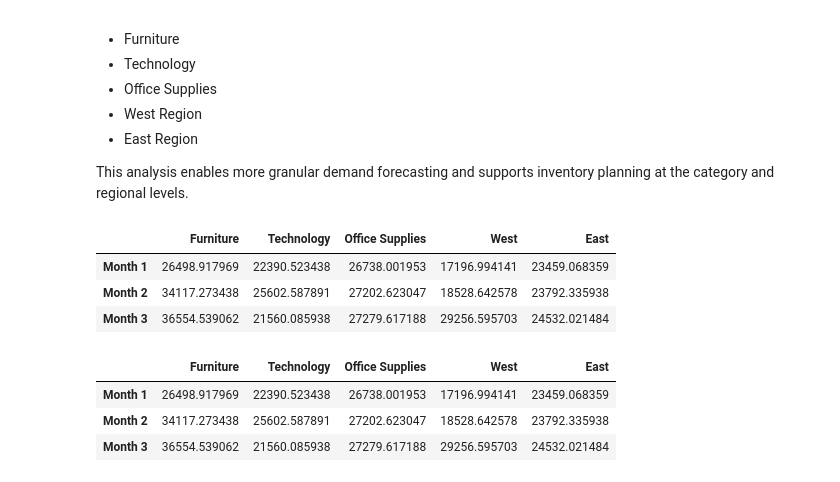
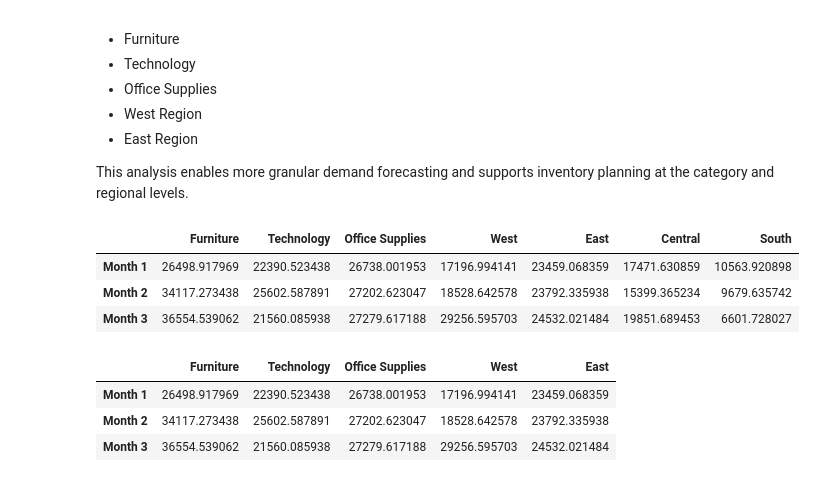
Before and after one commit to Divesh455/XYlofy_AI_Internship, a Jupyter notebook: SalesForecasting_DiveshMatkar/Notebooks/analysis.ipynb, the cells around one changed output. Saved outputs shown, nothing was run; the diff lists cells and outputs as text; code cells hidden in the pictures.

```diff
--- a/SalesForecasting_DiveshMatkar/Notebooks/analysis.ipynb
+++ b/SalesForecasting_DiveshMatkar/Notebooks/analysis.ipynb
@@ -1879,34 +1857,57 @@ forecast_east = xgboost_forecast(
     )
 
 )
+
+forecast_central = xgboost_forecast(
+
+    prepare_monthly_sales(
+
+        df[df["Region"]=="Central"]
+
+    )
+
+)
+forecast_south = xgboost_forecast(
+
+    prepare_monthly_sales(
+
+        df[df["Region"]=="South"]
+
+    )
+
+)
 # %%
-forecast_table = pd.DataFrame({
+forecast_table_all = pd.DataFrame({
 
     "Furniture":forecast_furniture,
 
     "Technology":forecast_technology,
 
     "Office Supplies":forecast_office,
 
     "West":forecast_west,
 
-    "East":forecast_east
+    "East":forecast_east,
+
+    "Central":forecast_central,
+
+    "South":forecast_south
 
 })
 
-forecast_table.index = [
+forecast_table_all.index = [
 
     "Month 1",
 
     "Month 2",
 
     "Month 3"
 
 ]
 
-forecast_table
+forecast_table_all
 # %% [output]
-|  | Furniture | Technology | Office Supplies | West | East |
-| Month 1 | 26498.917969 | 22390.523438 | 26738.001953 | 17196.994141 | 23459.068359 |
-| Month 2 | 34117.273438 | 25602.587891 | 27202.623047 | 18528.642578 | 23792.335938 |
-| Month 3 | 36554.539062 | 21560.085938 | 27279.617188 | 29256.595703 | 24532.021484 |
+|  | Furniture | Technology | Office Supplies | West | East | Central | South |
+| Month 1 | 26498.917969 | 22390.523438 | 26738.001953 | 17196.994141 | 23459.068359 | 17471.630859 | 10563.920898 |
+| Month 2 | 34117.273438 | 25602.587891 | 27202.623047 | 18528.642578 | 23792.335938 | 15399.365234 | 9679.635742 |
+| Month 3 | 36554.539062 | 21560.085938 | 27279.617188 | 29256.595703 | 24532.021484 | 19851.689453 | 6601.728027 |
```
Also changed, not shown: parts of 28 cells of this notebook.
